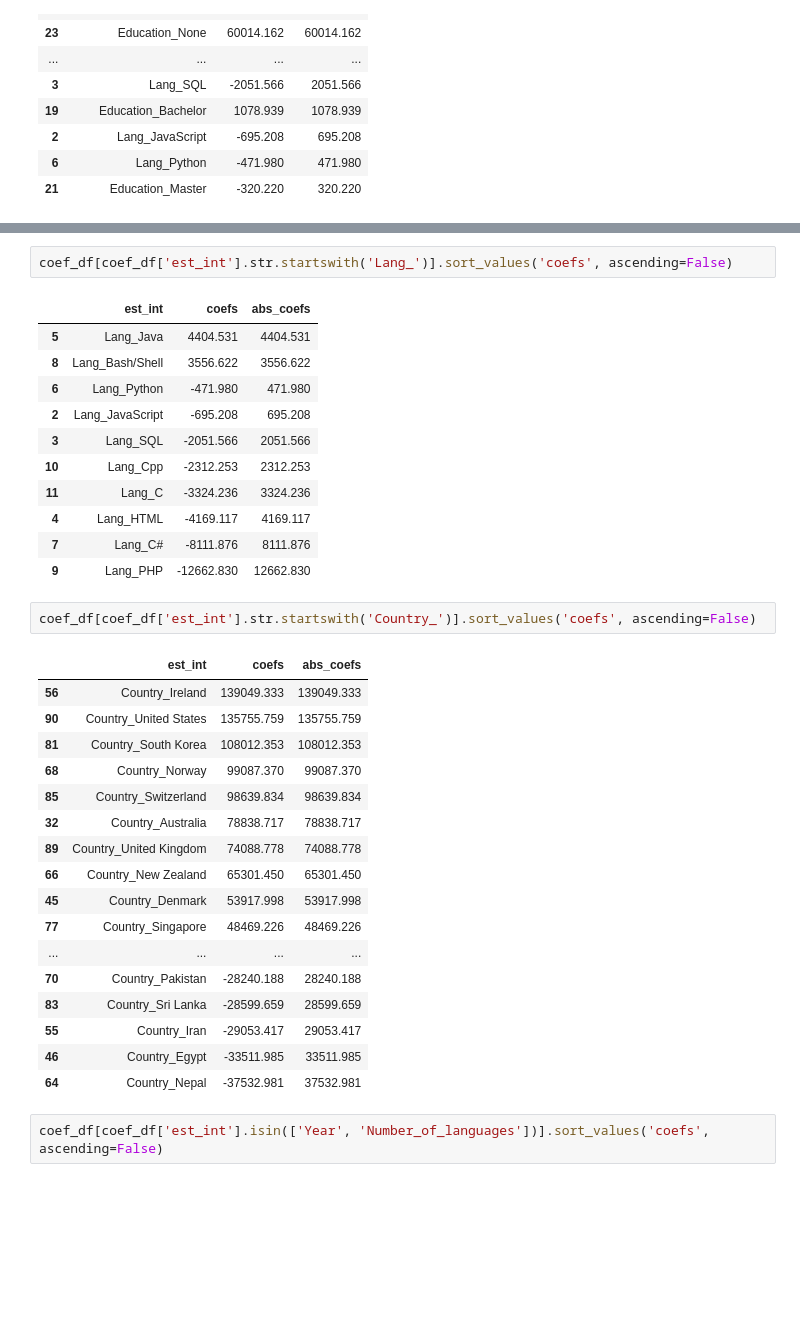
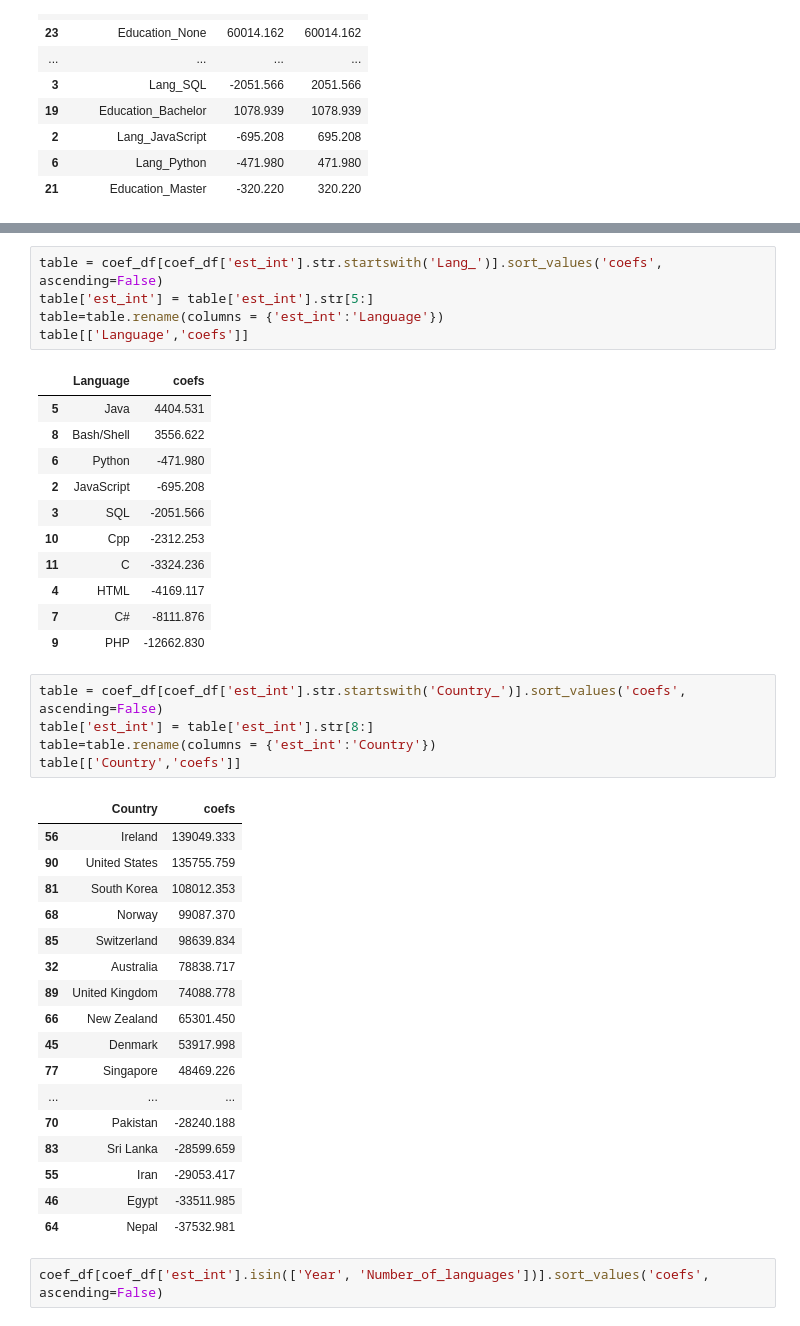
Before and after one commit to LukeErren/Stack-Overflow-analysis, a Jupyter notebook: Stack Overflow - Linear regression.ipynb, the cells around one changed output, grey strips where cells are left out. Saved outputs shown, nothing was run; the diff lists cells and outputs as text; blank space fills up the shorter version.

```diff
--- a/Stack Overflow - Linear regression.ipynb
+++ b/Stack Overflow - Linear regression.ipynb
@@ -435,37 +441,43 @@ coef_df[coef_df['est_int'].str.startswith('YearsCoded')].sort_values('coefs', as
 # %%
-coef_df[coef_df['est_int'].str.startswith('Lang_')].sort_values('coefs', ascending=False)
+table = coef_df[coef_df['est_int'].str.startswith('Lang_')].sort_values('coefs', ascending=False)
+table['est_int'] = table['est_int'].str[5:]
+table=table.rename(columns = {'est_int':'Language'})
+table[['Language','coefs']]
 # %% [output]
-|  | est_int | coefs | abs_coefs |
-| 5 | Lang_Java | 4404.531 | 4404.531 |
-| 8 | Lang_Bash/Shell | 3556.622 | 3556.622 |
-| 6 | Lang_Python | -471.980 | 471.980 |
-| 2 | Lang_JavaScript | -695.208 | 695.208 |
-| 3 | Lang_SQL | -2051.566 | 2051.566 |
-| 10 | Lang_Cpp | -2312.253 | 2312.253 |
-| 11 | Lang_C | -3324.236 | 3324.236 |
-| 4 | Lang_HTML | -4169.117 | 4169.117 |
-| 7 | Lang_C# | -8111.876 | 8111.876 |
-| 9 | Lang_PHP | -12662.830 | 12662.830 |
+|  | Language | coefs |
+| 5 | Java | 4404.531 |
+| 8 | Bash/Shell | 3556.622 |
+| 6 | Python | -471.980 |
+| 2 | JavaScript | -695.208 |
+| 3 | SQL | -2051.566 |
+| 10 | Cpp | -2312.253 |
+| 11 | C | -3324.236 |
+| 4 | HTML | -4169.117 |
+| 7 | C# | -8111.876 |
+| 9 | PHP | -12662.830 |
 # %%
-coef_df[coef_df['est_int'].str.startswith('Country_')].sort_values('coefs', ascending=False)
+table = coef_df[coef_df['est_int'].str.startswith('Country_')].sort_values('coefs', ascending=False)
+table['est_int'] = table['est_int'].str[8:]
+table=table.rename(columns = {'est_int':'Country'})
+table[['Country','coefs']]
 # %% [output]
-|  | est_int | coefs | abs_coefs |
-| 56 | Country_Ireland | 139049.333 | 139049.333 |
-| 90 | Country_United States | 135755.759 | 135755.759 |
-| 81 | Country_South Korea | 108012.353 | 108012.353 |
-| 68 | Country_Norway | 99087.370 | 99087.370 |
-| 85 | Country_Switzerland | 98639.834 | 98639.834 |
-| 32 | Country_Australia | 78838.717 | 78838.717 |
-| 89 | Country_United Kingdom | 74088.778 | 74088.778 |
-| 66 | Country_New Zealand | 65301.450 | 65301.450 |
-| 45 | Country_Denmark | 53917.998 | 53917.998 |
-| 77 | Country_Singapore | 48469.226 | 48469.226 |
-| ... | ... | ... | ... |
-| 70 | Country_Pakistan | -28240.188 | 28240.188 |
-| 83 | Country_Sri Lanka | -28599.659 | 28599.659 |
-| 55 | Country_Iran | -29053.417 | 29053.417 |
-| 46 | Country_Egypt | -33511.985 | 33511.985 |
-| 64 | Country_Nepal | -37532.981 | 37532.981 |
+|  | Country | coefs |
+| 56 | Ireland | 139049.333 |
+| 90 | United States | 135755.759 |
+| 81 | South Korea | 108012.353 |
+| 68 | Norway | 99087.370 |
+| 85 | Switzerland | 98639.834 |
+| 32 | Australia | 78838.717 |
+| 89 | United Kingdom | 74088.778 |
+| 66 | New Zealand | 65301.450 |
+| 45 | Denmark | 53917.998 |
+| 77 | Singapore | 48469.226 |
+| ... | ... | ... |
+| 70 | Pakistan | -28240.188 |
+| 83 | Sri Lanka | -28599.659 |
+| 55 | Iran | -29053.417 |
+| 46 | Egypt | -33511.985 |
+| 64 | Nepal | -37532.981 |
 # %%
 coef_df[coef_df['est_int'].isin(['Year', 'Number_of_languages'])].sort_values('coefs', ascending=False)
 # %% [output]
```
Also changed, not shown: parts of 3 cells of this notebook.
